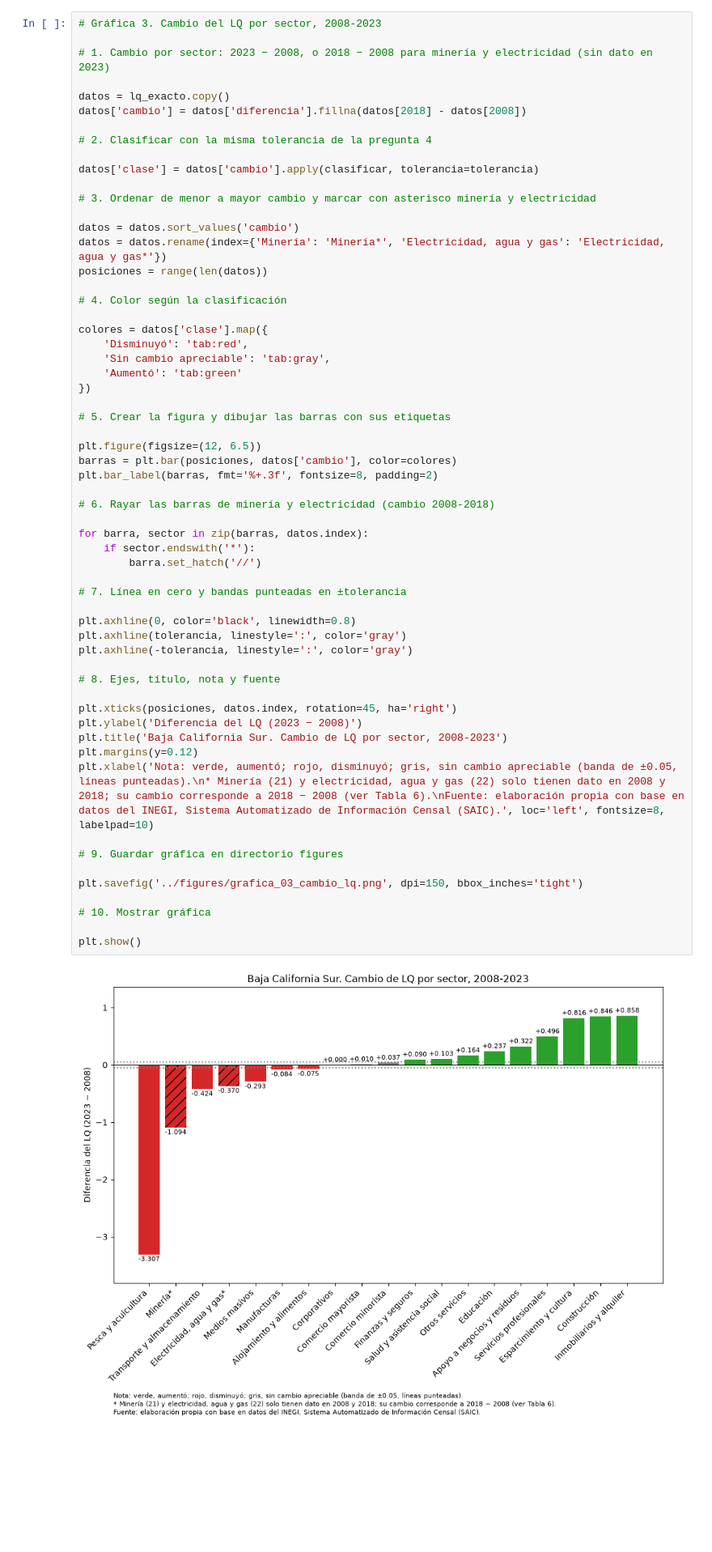
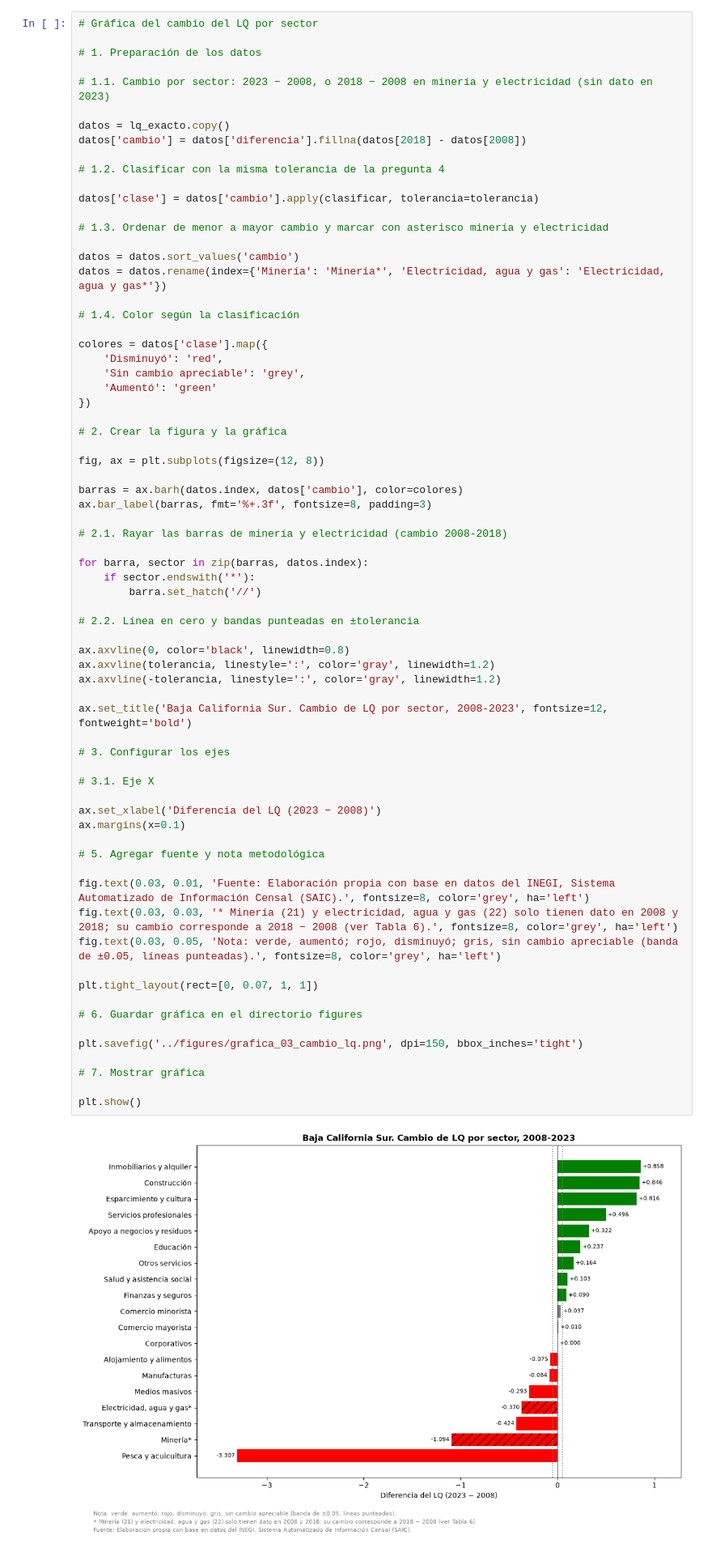
Before and after one commit to Jose-Castanedas/coeficiente_localizacion, a Jupyter notebook: notebook/coeficiente_localizacion_bcs.ipynb, the cells around one changed output. Shown at 81% size. Drawn from its saved outputs; the diff is of its cells as text; blank space fills up the shorter version.

```diff
--- a/notebook/coeficiente_localizacion_bcs.ipynb
+++ b/notebook/coeficiente_localizacion_bcs.ipynb
@@ -849,66 +871,77 @@ tabla_21_22
 | Minería | 3.662 | 2.568 | -1.094 | Disminuyó |
 | Electricidad, agua y gas | 1.346 | 0.977 | -0.370 | Disminuyó |
 # %%
-# Gráfica 3. Cambio del LQ por sector, 2008-2023
+# Gráfica del cambio del LQ por sector
 
-# 1. Cambio por sector: 2023 − 2008, o 2018 − 2008 para minería y electricidad (sin dato en 2023)
+# 1. Preparación de los datos
+
+# 1.1. Cambio por sector: 2023 − 2008, o 2018 − 2008 en minería y electricidad (sin dato en 2023)
 
 datos = lq_exacto.copy()
 datos['cambio'] = datos['diferencia'].fillna(datos[2018] - datos[2008])
 
-# 2. Clasificar con la misma tolerancia de la pregunta 4
+# 1.2. Clasificar con la misma tolerancia de la pregunta 4
 
 datos['clase'] = datos['cambio'].apply(clasificar, tolerancia=tolerancia)
 
-# 3. Ordenar de menor a mayor cambio y marcar con asterisco minería y electricidad
+# 1.3. Ordenar de menor a mayor cambio y marcar con asterisco minería y electricidad
 
 datos = datos.sort_values('cambio')
 datos = datos.rename(index={'Minería': 'Minería*', 'Electricidad, agua y gas': 'Electricidad, agua y gas*'})
-posiciones = range(len(datos))
 
-# 4. Color según la clasificación
+# 1.4. Color según la clasificación
 
 colores = datos['clase'].map({
-    'Disminuyó': 'tab:red',
-    'Sin cambio apreciable': 'tab:gray',
-    'Aumentó': 'tab:green'
+    'Disminuyó': 'red',
+    'Sin cambio apreciable': 'grey',
+    'Aumentó': 'green'
 })
 
-# 5. Crear la figura y dibujar las barras con sus etiquetas
+# 2. Crear la figura y la gráfica
 
-plt.figure(figsize=(12, 6.5))
-barras = plt.bar(posiciones, datos['cambio'], color=colores)
-plt.bar_label(barras, fmt='%+.3f', fontsize=8, padding=2)
+fig, ax = plt.subplots(figsize=(12, 8))
 
-# 6. Rayar las barras de minería y electricidad (cambio 2008-2018)
+barras = ax.barh(datos.index, datos['cambio'], color=colores)
+ax.bar_label(barras, fmt='%+.3f', fontsize=8, padding=3)
+
+# 2.1. Rayar las barras de minería y electricidad (cambio 2008-2018)
 
 for barra, sector in zip(barras, datos.index):
     if sector.endswith('*'):
         barra.set_hatch('//')
 
-# 7. Línea en cero y bandas punteadas en ±tolerancia
+# 2.2. Línea en cero y bandas punteadas en ±tolerancia
 
-plt.axhline(0, color='black', linewidth=0.8)
-plt.axhline(tolerancia, linestyle=':', color='gray')
-plt.axhline(-tolerancia, linestyle=':', color='gray')
+ax.axvline(0, color='black', linewidth=0.8)
+ax.axvline(tolerancia, linestyle=':', color='gray', linewidth=1.2)
+ax.axvline(-tolerancia, linestyle=':', color='gray', linewidth=1.2)
 
-# 8. Ejes, título, nota y fuente
+ax.set_title('Baja California Sur. Cambio de LQ por sector, 2008-2023', fontsize=12, fontweight='bold')
 
-plt.xticks(posiciones, datos.index, rotation=45, ha='right')
-plt.ylabel('Diferencia del LQ (2023 − 2008)')
-plt.title('Baja California Sur. Cambio de LQ por sector, 2008-2023')
-plt.margins(y=0.12)
-plt.xlabel('Nota: verde, aumentó; rojo, disminuyó; gris, sin cambio apreciable (banda de ±0.05, líneas punteadas).\n* Minería (21) y electricidad, agua y gas (22) solo tienen dato en 2008 y 2018; su cambio corresponde a 2018 − 2008 (ver Tabla 6).\nFuente: elaboración propia con base en datos del INEGI, Sistema Automatizado de Información Censal (SAIC).', loc='left', fontsize=8, labelpad=10)
+# 3. Configurar los ejes
 
-# 9. Guardar gráfica en directorio figures
+# 3.1. Eje X
+
+ax.set_xlabel('Diferencia del LQ (2023 − 2008)')
+ax.margins(x=0.1)
+
+# 5. Agregar fuente y nota metodológica
+
+fig.text(0.03, 0.01, 'Fuente: Elaboración propia con base en datos del INEGI, Sistema Automatizado de Información Censal (SAIC).', fontsize=8, color='grey', ha='left')
+fig.text(0.03, 0.03, '* Minería (21) y electricidad, agua y gas (22) solo tienen dato en 2008 y 2018; su cambio corresponde a 2018 − 2008 (ver Tabla 6).', fontsize=8, color='grey', ha='left')
+fig.text(0.03, 0.05, 'Nota: verde, aumentó; rojo, disminuyó; gris, sin cambio apreciable (banda de ±0.05, líneas punteadas).', fontsize=8, color='grey', ha='left')
+
+plt.tight_layout(rect=[0, 0.07, 1, 1])
+
+# 6. Guardar gráfica en el directorio figures
 
 plt.savefig('../figures/grafica_03_cambio_lq.png', dpi=150, bbox_inches='tight')
 
-# 10. Mostrar gráfica
+# 7. Mostrar gráfica
 
 plt.show()
 # %% [output]
-[figure, old version]
+[figure, new version]
 # %% [markdown]
 Los mayores aumentos ocurren en inmobiliarios y alquiler (+0.858, de 1.671 a 2.528), construcción (+0.846, de 1.588 a 2.434) y esparcimiento y cultura (+0.816, de 0.959 a 1.774). Cuatro sectores pasan de un LQ menor a 1 a uno mayor a 1: esparcimiento y cultura, servicios profesionales (de 0.768 a 1.264), apoyo a negocios y residuos (de 0.923 a 1.246) y otros servicios (de 0.930 a 1.094). Educación (+0.237), salud y asistencia social (+0.103) y finanzas y seguros (+0.090) aumentan, pero siguen por debajo de 1.
 
```
Also changed, not shown: parts of 2 cells of this notebook, 3 other files.
